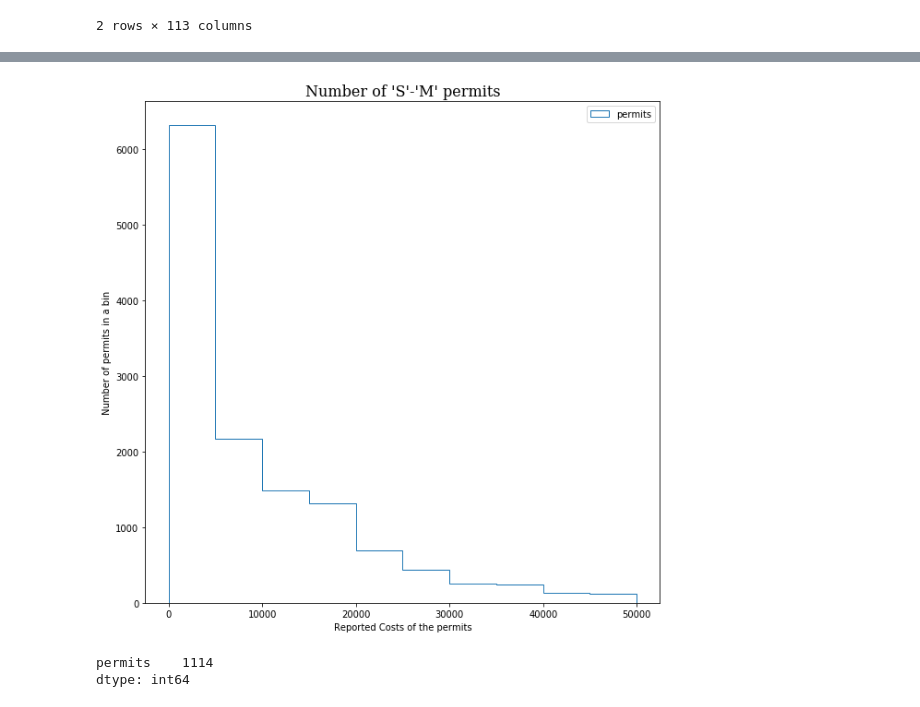
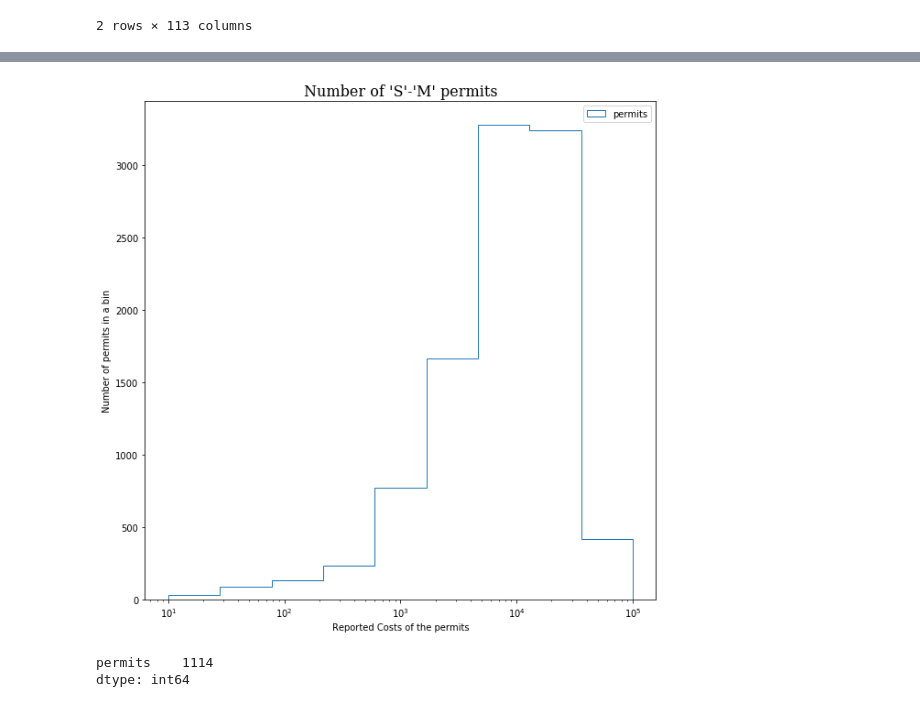
Before and after one commit to alxfed/permit-data-analysis, a Jupyter notebook: ep_data_distribution.ipynb, the cells around one changed output, grey strips where cells are left out. Cells and saved outputs as stored; diff of their text form; code cells hidden in the pictures.

```diff
--- a/ep_data_distribution.ipynb
+++ b/ep_data_distribution.ipynb
@@ -45,13 +78,15 @@ dtype: int64
 # prepare to plot
 font_d = {'family': 'serif', 'color':  'black', 'weight': 'normal', 'size': 16}
 # %%
-Fig_1 = S_M.plot.hist(bins=10, histtype='step', figsize=(10, 10))
+bins = numpy.logspace(start=1, stop=numpy.log10(100000), num=10, endpoint=True)
+Fig_1 = S_M.plot.hist(bins=bins, histtype='step', figsize=(10, 10))
 Fig_1.set_title("Number of 'S'-'M' permits", fontdict=font_d)
 Fig_1.set_xlabel('Reported Costs of the permits')
+Fig_1.set_xscale('log')
 Fig_1.set_ylabel('Number of permits in a bin')
 plt.show()
 # %% [output]
-[figure, old version]
+[figure, new version]
 # %%
 L = reported_costs[(reported_costs['permits'] >= 50000) & (reported_costs['permits'] < 500000)]
 L.count()
```
Also changed, not shown: parts of 8 cells of this notebook.
